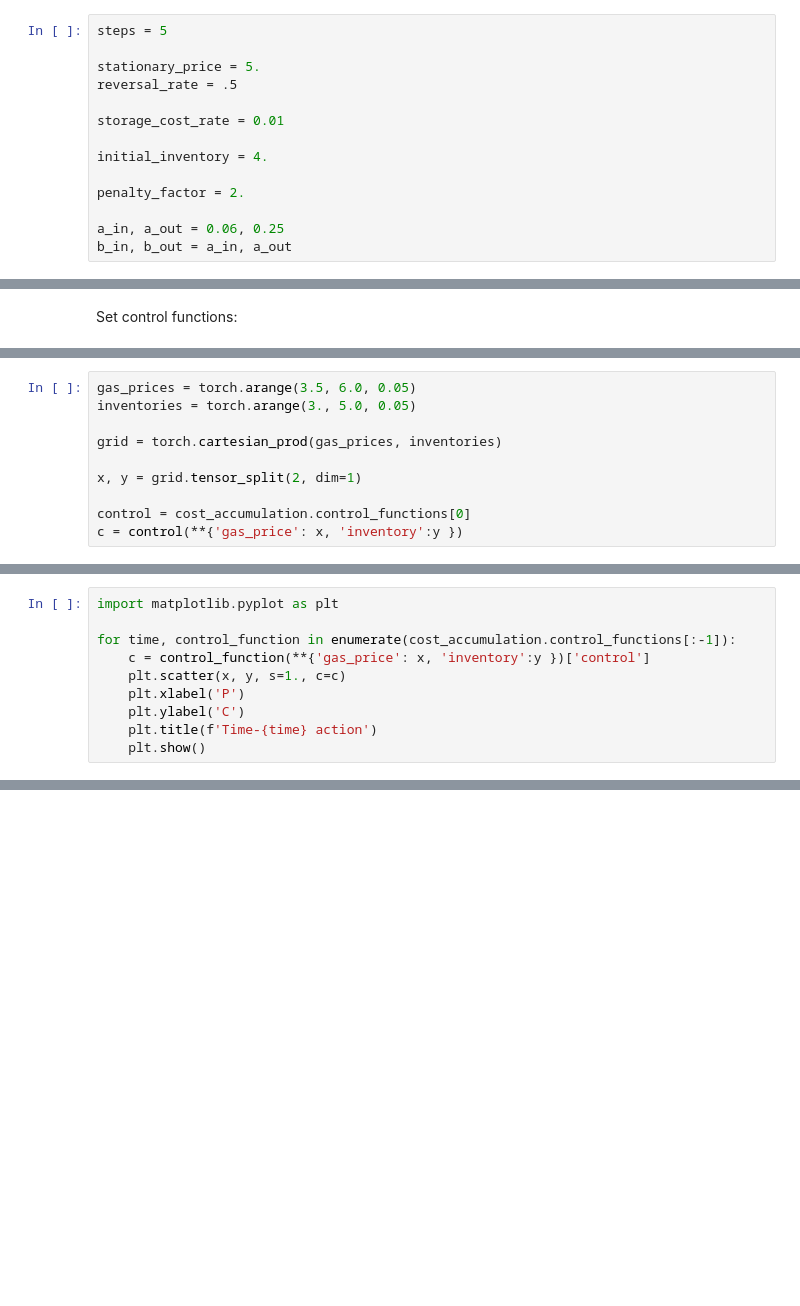
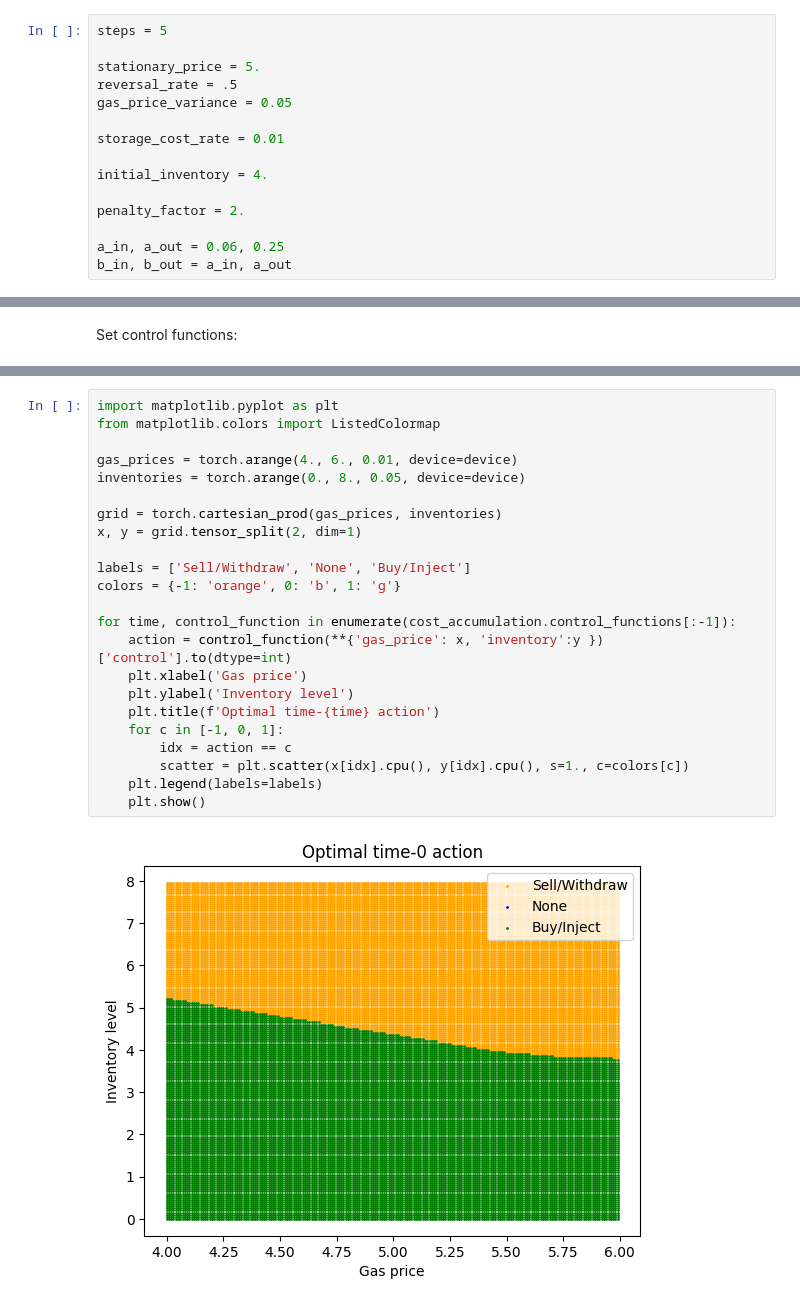
Before and after one commit to rbosh/ml-adp, a Jupyter notebook: doc/source/examples/energy_storage.ipynb, the cells around one changed output, grey strips where cells are left out. Drawn from its saved outputs; the diff is of its cells as text; blank space fills up the shorter version.

```diff
--- a/doc/source/examples/energy_storage.ipynb
+++ b/doc/source/examples/energy_storage.ipynb
@@ -22,6 +31,7 @@ steps = 5
 
 stationary_price = 5.
 reversal_rate = .5
+gas_price_variance = 0.05
 
 storage_cost_rate = 0.01
 
@@ -264,10 +266,0 @@ Plot policies versus state using color-map scatter plot:
-# %%
-gas_prices = torch.arange(3.5, 6.0, 0.05)
-inventories = torch.arange(3., 5.0, 0.05)
-
-grid = torch.cartesian_prod(gas_prices, inventories)
-
-x, y = grid.tensor_split(2, dim=1)
-
-control = cost_accumulation.control_functions[0]
-c = control(**{'gas_price': x, 'inventory':y })
@@ -276,10 +266,0 @@ In the following plots, yellow indicates 1 (injection) and purple indicates -1 (
-# %%
-import matplotlib.pyplot as plt
-
-for time, control_function in enumerate(cost_accumulation.control_functions[:-1]):
-    c = control_function(**{'gas_price': x, 'inventory':y })['control']
-    plt.scatter(x, y, s=1., c=c)
-    plt.xlabel('P')
-    plt.ylabel('C')
-    plt.title(f'Time-{time} action')
-    plt.show()
@@ -291,0 +269,25 @@ for time, control_function in enumerate(cost_accumulation.control_functions[:-1]
+# %%
+import matplotlib.pyplot as plt
+from matplotlib.colors import ListedColormap
+
+gas_prices = torch.arange(4., 6., 0.01, device=device)
+inventories = torch.arange(0., 8., 0.05, device=device)
+
+grid = torch.cartesian_prod(gas_prices, inventories)
+x, y = grid.tensor_split(2, dim=1)
+
+labels = ['Sell/Withdraw', 'None', 'Buy/Inject']
+colors = {-1: 'orange', 0: 'b', 1: 'g'}
+
+for time, control_function in enumerate(cost_accumulation.control_functions[:-1]):
+    action = control_function(**{'gas_price': x, 'inventory':y })['control'].to(dtype=int)
+    plt.xlabel('Gas price')
+    plt.ylabel('Inventory level')
+    plt.title(f'Optimal time-{time} action')
+    for c in [-1, 0, 1]:
+        idx = action == c
+        scatter = plt.scatter(x[idx].cpu(), y[idx].cpu(), s=1., c=colors[c])
+    plt.legend(labels=labels)
+    plt.show()
+# %% [output]
+[figure, added]
```
Also changed, not shown: parts of 22 cells of this notebook, 2 other files.
